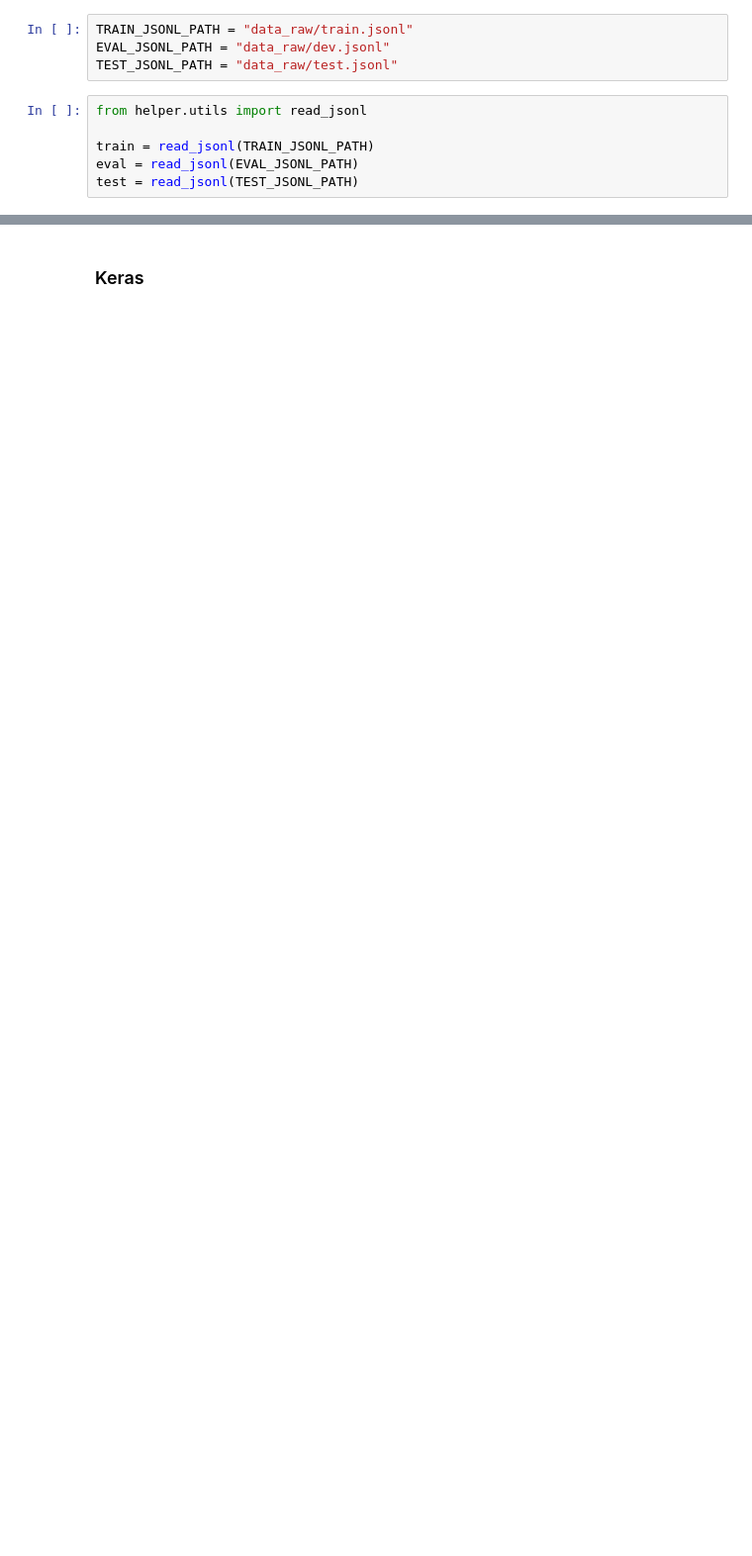
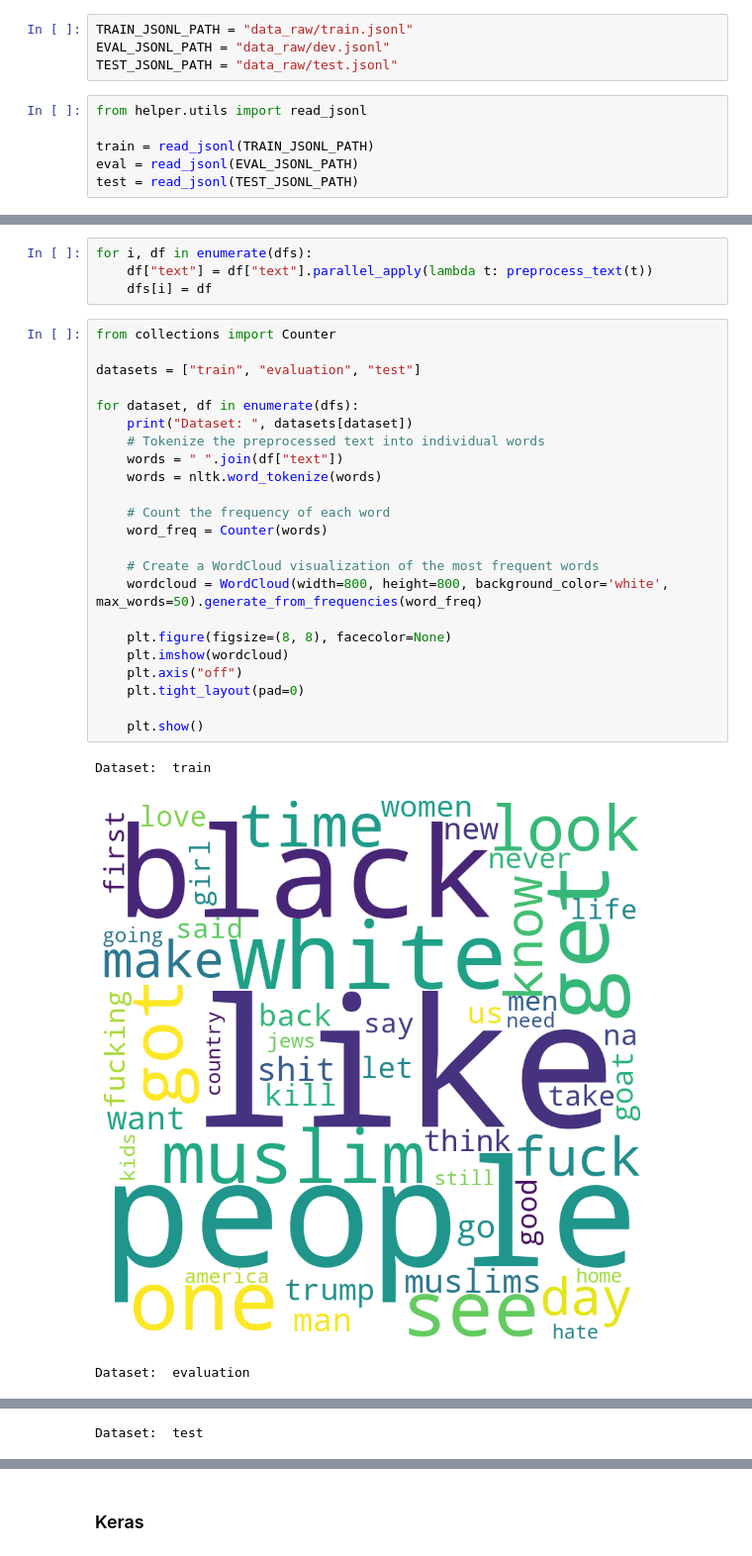
Before and after one commit to egehanyorulmaz/hateful-meme-detection, a Jupyter notebook: text_embedding.ipynb, the cells around one changed output, grey strips where cells are left out. Shown: that part at 99% size. Cells and saved outputs as stored; diff of their text form; blank space fills up the shorter version.

Commit message:
adds the preprocessing steps before creating embeddings

```diff
--- a/text_embedding.ipynb
+++ b/text_embedding.ipynb
@@ -10,0 +128,31 @@ test = read_jsonl(TEST_JSONL_PATH)
+# %%
+for i, df in enumerate(dfs):
+    df["text"] = df["text"].parallel_apply(lambda t: preprocess_text(t))
+    dfs[i] = df
+# %%
+from collections import Counter
+
+datasets = ["train", "evaluation", "test"]
+
+for dataset, df in enumerate(dfs):
+    print("Dataset: ", datasets[dataset])
+    # Tokenize the preprocessed text into individual words
+    words = " ".join(df["text"])
+    words = nltk.word_tokenize(words)
+
+    # Count the frequency of each word
+    word_freq = Counter(words)
+
+    # Create a WordCloud visualization of the most frequent words
+    wordcloud = WordCloud(width=800, height=800, background_color='white', max_words=50).generate_from_frequencies(word_freq)
+
+    plt.figure(figsize=(8, 8), facecolor=None)
+    plt.imshow(wordcloud)
+    plt.axis("off")
+    plt.tight_layout(pad=0)
+
+    plt.show()
+# %% [output]
+Dataset:  train
+[figure, added]
+Dataset:  evaluation
@@ -10,0 +160 @@ test = read_jsonl(TEST_JSONL_PATH)
+Dataset:  test
```
Also changed, not shown: parts of 19 cells of this notebook.
